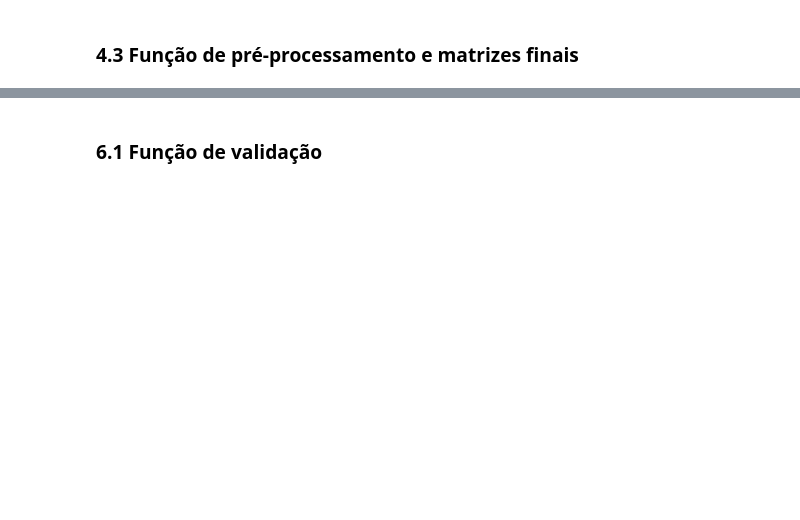
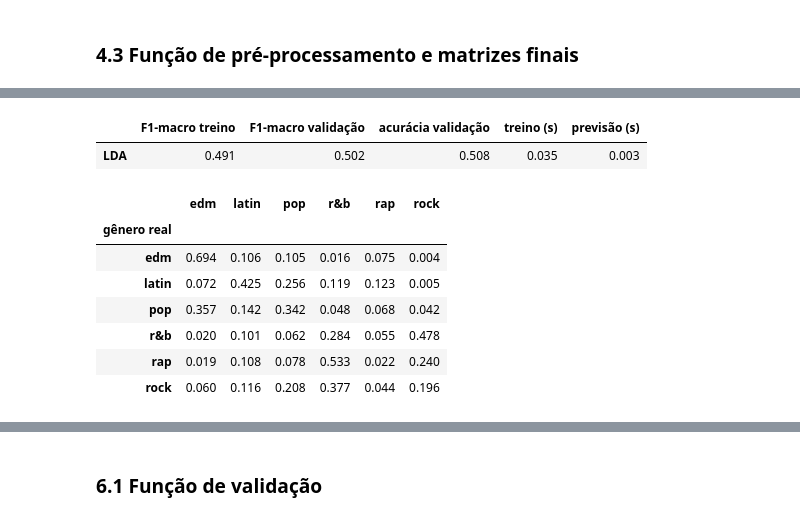
Before and after one commit to Machine-Learning-Name-in-progress/Classification-Pipeline, a Jupyter notebook: classification_pipeline.ipynb, the cells around one changed output, grey strips where cells are left out. Saved outputs shown, nothing was run; the diff lists cells and outputs as text; code cells hidden in the pictures; blank space fills up the shorter version.

```diff
--- a/classification_pipeline.ipynb
+++ b/classification_pipeline.ipynb
@@ -476,0 +721,22 @@ def fit_preprocess(train):
+# %%
+LDA_GRID = {"reg_param": [0.0, 0.1, 0.3, 0.5, 0.9]}
+
+lda = LDA()
+display(quick_check("LDA", lda))
+
+# Probabilidade de cada gênero para uma faixa de cada gênero da validação
+# (a validação sai agrupada por gênero: as primeiras linhas seriam todas do mesmo)
+examples = [np.flatnonzero(y_val == g)[0] for g in LABELS]
+pd.DataFrame(lda.predict_probabilities(X_val[examples]), columns=lda.classes,
+             index=pd.Index(y_val[examples], name="gênero real")).round(3)
+# %% [output]
+|  | F1-macro treino | F1-macro validação | acurácia validação | treino (s) | previsão (s) |
+| LDA | 0.491 | 0.502 | 0.508 | 0.035 | 0.003 |
+|  | edm | latin | pop | r&b | rap | rock |
+| gênero real |  |  |  |  |  |  |
+| edm | 0.694 | 0.106 | 0.105 | 0.016 | 0.075 | 0.004 |
+| latin | 0.072 | 0.425 | 0.256 | 0.119 | 0.123 | 0.005 |
+| pop | 0.357 | 0.142 | 0.342 | 0.048 | 0.068 | 0.042 |
+| r&b | 0.020 | 0.101 | 0.062 | 0.284 | 0.055 | 0.478 |
+| rap | 0.019 | 0.108 | 0.078 | 0.533 | 0.022 | 0.240 |
+| rock | 0.060 | 0.116 | 0.208 | 0.377 | 0.044 | 0.196 |
```
Also changed, not shown: parts of 58 cells of this notebook, 1 other file.
